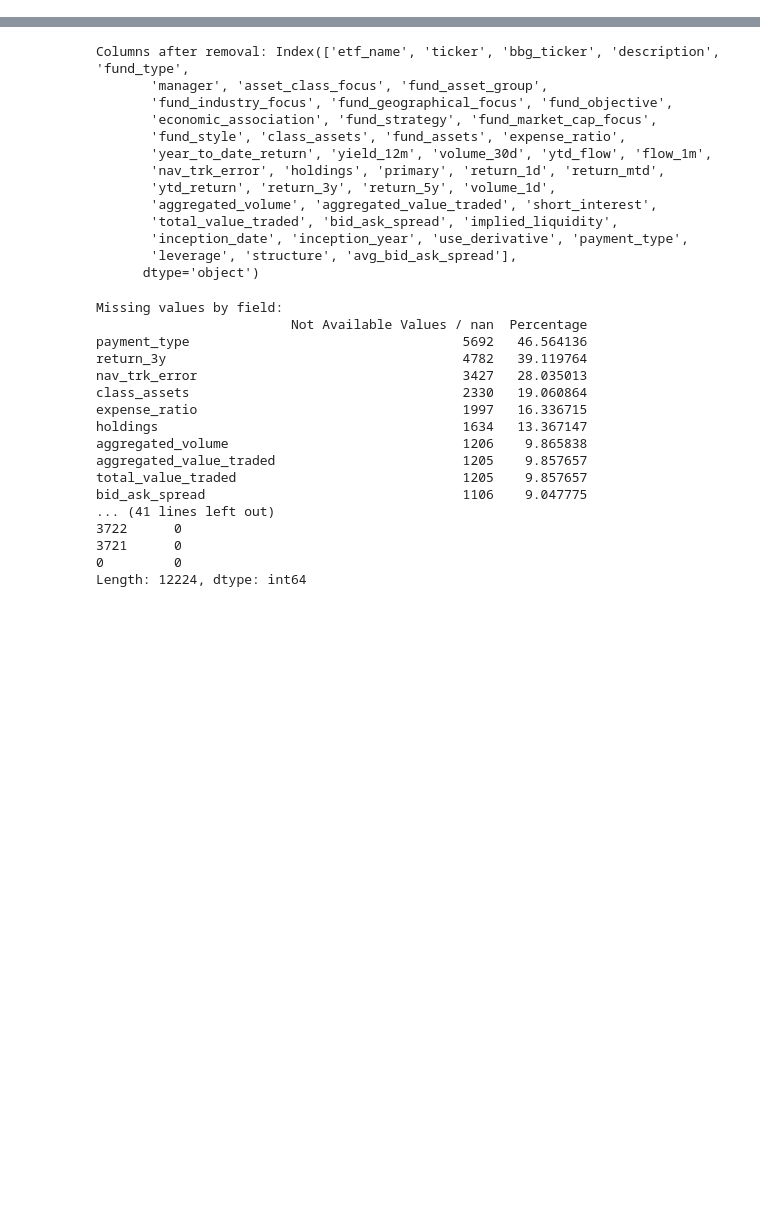
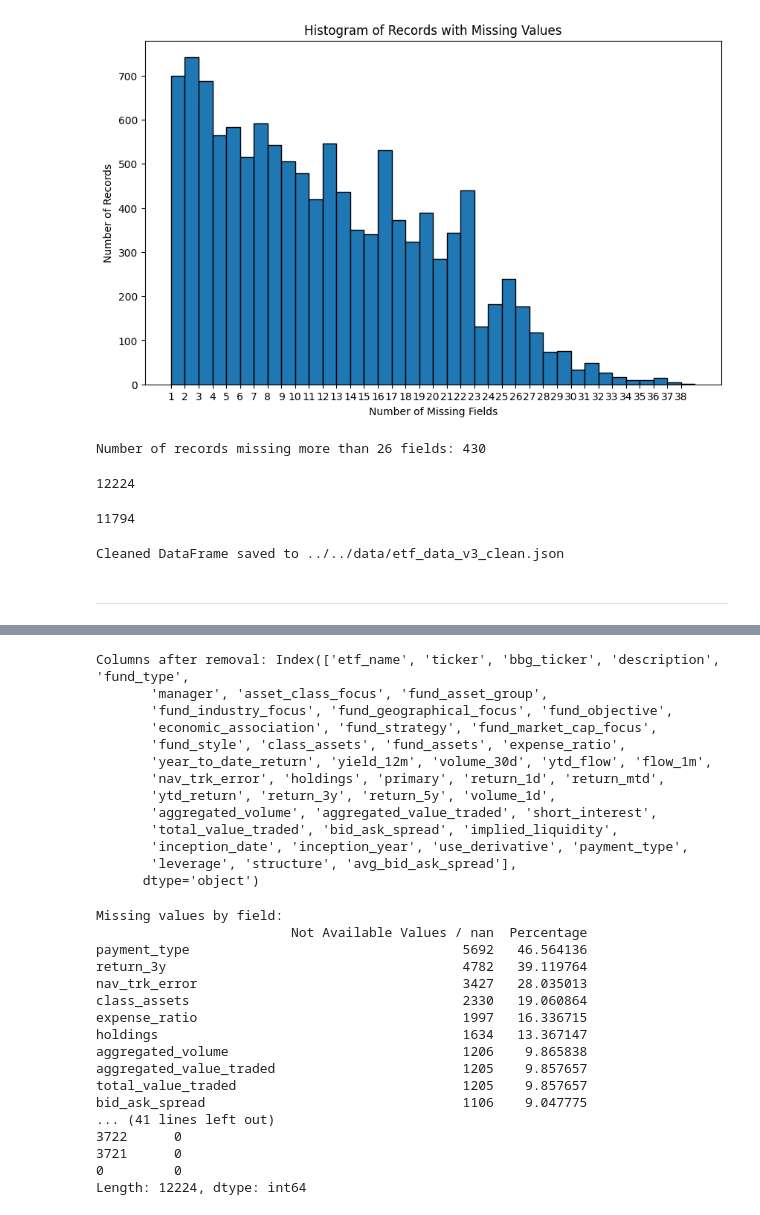
Before and after one commit to olegroshka/FolioLLM, a Jupyter notebook: src/dataset/data processing playgound.ipynb, the cells around one changed output, grey strips where cells are left out. Drawn from its saved outputs; the diff is of its cells as text; code cells hidden in the pictures; blank space fills up the shorter version.

```diff
--- a/src/dataset/data processing playgound.ipynb
+++ b/src/dataset/data processing playgound.ipynb
@@ -78,0 +125,21 @@ print(df[['inception_year']].head())
+# %%
+import pandas as pd
+import numpy as np
+
+# Replace "Not Available", "nan", and null values with np.nan
+df.replace(["Not Available", "nan", None], np.nan, inplace=True)
+
+# Calculate the percentage of missing values for each column
+missing_percentage = (df.isnull().sum() / len(df)) * 100
+
+# Sort the columns by the percentage of missing values in descending order
+sorted_missing_percentage = missing_percentage.sort_values(ascending=False)
+
+# Display the top records by missing fields in descending order with percentage
+top_missing_fields = sorted_missing_percentage[sorted_missing_percentage > 0]
+
+# Create a scrollable display
+from IPython.display import display, HTML
+
+html = top_missing_fields.to_frame().to_html()
+display(HTML(f'<div style="max-height: 300px; overflow-y: scroll;">{html}</div>'))
@@ -78,0 +167,40 @@ print(df[['inception_year']].head())
+# %%
+import pandas as pd
+import matplotlib.pyplot as plt
+
+# Assuming your DataFrame is named df
+# First, calculate the number of missing values per row
+missing_counts = df.isnull().sum(axis=1)
+
+# Filter records that have at least one missing value
+missing_counts = missing_counts[missing_counts > 0]
+
+# Sort the counts in descending order
+missing_counts_sorted = missing_counts.sort_values(ascending=False)
+
+# Plot the histogram
+plt.figure(figsize=(10, 6))
+plt.hist(missing_counts_sorted, bins=range(1, missing_counts_sorted.max() + 2), edgecolor='black')
+plt.xlabel('Number of Missing Fields')
+plt.ylabel('Number of Records')
+plt.title('Histogram of Records with Missing Values')
+plt.xticks(range(1, missing_counts_sorted.max() + 1))
+plt.show()
+# %% [output]
+[figure, added]
+# %%
+missing_counts = df.isnull().sum(axis=1)
+
+# Filter records that have more than 22 missing fields
+records_missing = missing_counts[missing_counts > 26]
+
+# Get the number of such records
+num_records_missing = records_missing.shape[0]
+
+print(f"Number of records missing more than 26 fields: {num_records_missing}")
+# %% [output]
+Number of records missing more than 26 fields: 430
+# %%
+len(df)
+# %% [output]
+12224
@@ -79,3 +215,19 @@ print(df[['inception_year']].head())
+# %%
+len(df_cleaned)
+# %% [output]
+11794
+# %%
+# Define the path
+CLEAN_PATH = "../../data/etf_data_v3_clean.json"
+
+# Save the cleaned DataFrame to a JSON file
+df_cleaned.to_json(CLEAN_PATH, orient='records', indent=4)
+
+print(f"Cleaned DataFrame saved to {CLEAN_PATH}")
+# %% [output]
+Cleaned DataFrame saved to ../../data/etf_data_v3_clean.json
+# %% [markdown]
+________
 # %%
 def analyze_missing_values(df):
     df.replace("Not Available", np.nan, inplace=True)
```
Also changed, not shown: parts of 16 cells of this notebook, 10 other files.
